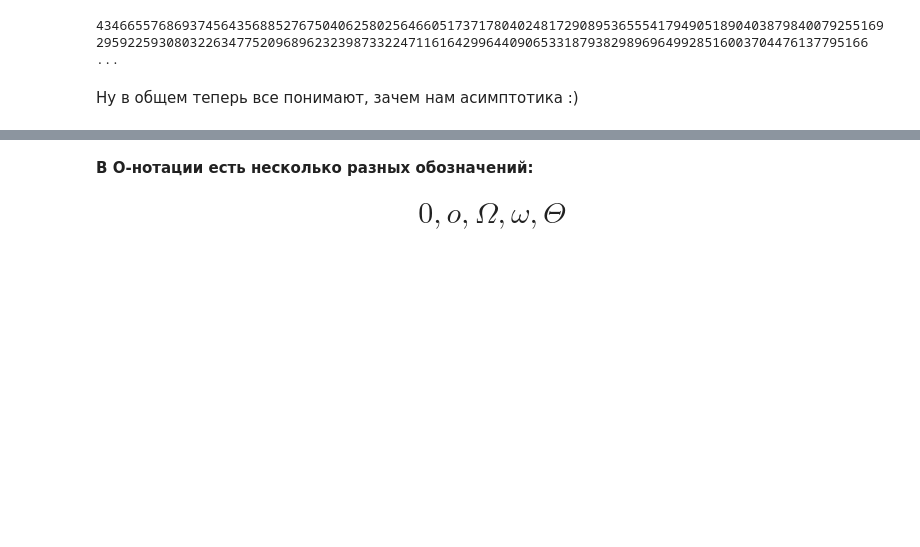
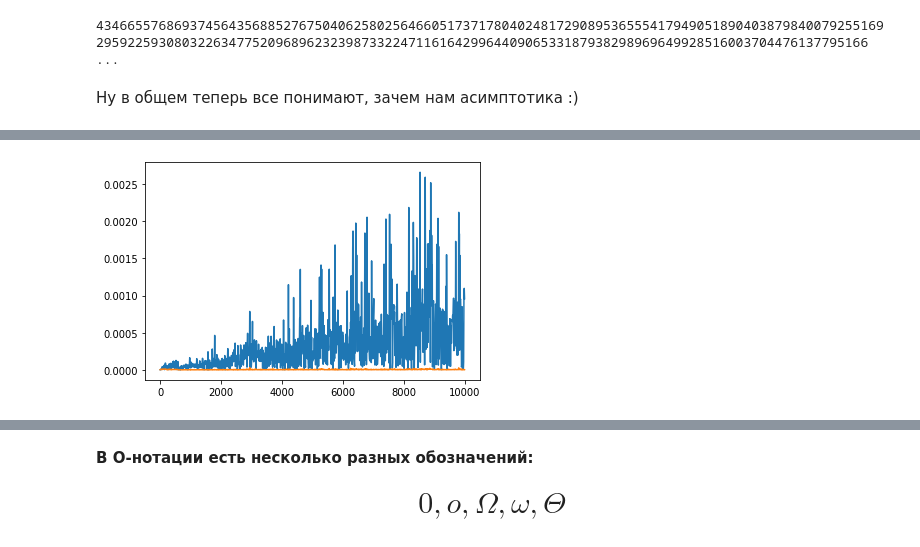
Before and after one commit to Jeltorotik/Algorithms, a Jupyter notebook: 4_O_notation.ipynb, the cells around one changed output, grey strips where cells are left out. Cells and saved outputs as stored; diff of their text form; code cells hidden in the pictures; blank space fills up the shorter version.

```diff
--- a/4_O_notation.ipynb
+++ b/4_O_notation.ipynb
@@ -63,10 +65,10 @@ import math
 # %% [markdown]
 Функция, которая строит график работы алгоритма f
 # %%
-def run_and_plot(f, generate_instance, start, end, step):
+def run_and_plot(f, generate_test, start, end, step):
     timings = []
     for i in range(start, end, step):
-        args = generate_instance(i)
+        args = generate_test(i)
         startt = time()
         f(args)
         endt = time()
@@ -230,0 +242,42 @@ fib_dp(1000)
+# %%
+def linear_search(a, x, n):
+    i = 0
+    while i < n and a[i] != x:
+        i += 1
+    return i
+
+def bin_search(a, x, n):
+    left = -1
+    right = n
+    while right - left > 1:
+        middle = (right + left) // 2
+        if a[middle] >= x:
+            right = middle
+        else:
+            left = middle
+    return right
+# %%
+#Перепишем немного функцию для замера скорости.
+#Теперь функция может принмать сразу несколько алгоритмов,
+#которые тестируются на одних и тех же тестах
+def run_and_plot_2(functions, generate_test, start, end, step):
+    timings = [[] for _ in range(len(functions))]
+    for i in range(start, end, step):
+        args = generate_test(i)
+        for j in range(len(functions)):
+            startt = time()
+            functions[j](*args)
+            endt = time()
+            timings[j].append(endt - startt)
+    for j in range(len(functions)):
+        plt.plot([i for i in range(start, end, step)], timings[j])
+# %%
+def generate_test_search(n):
+    a = [randint(-n*100, n*100) for _ in range(n)]
+    a.sort()
+    x = a[randint(0, n-1)]
+    return a, x, n
+
+run_and_plot_2([linear_search, bin_search], generate_test_search, 1, 10000, 10)
+# %% [output]
+[figure, added]
```
Also changed, not shown: parts of 9 cells of this notebook.
